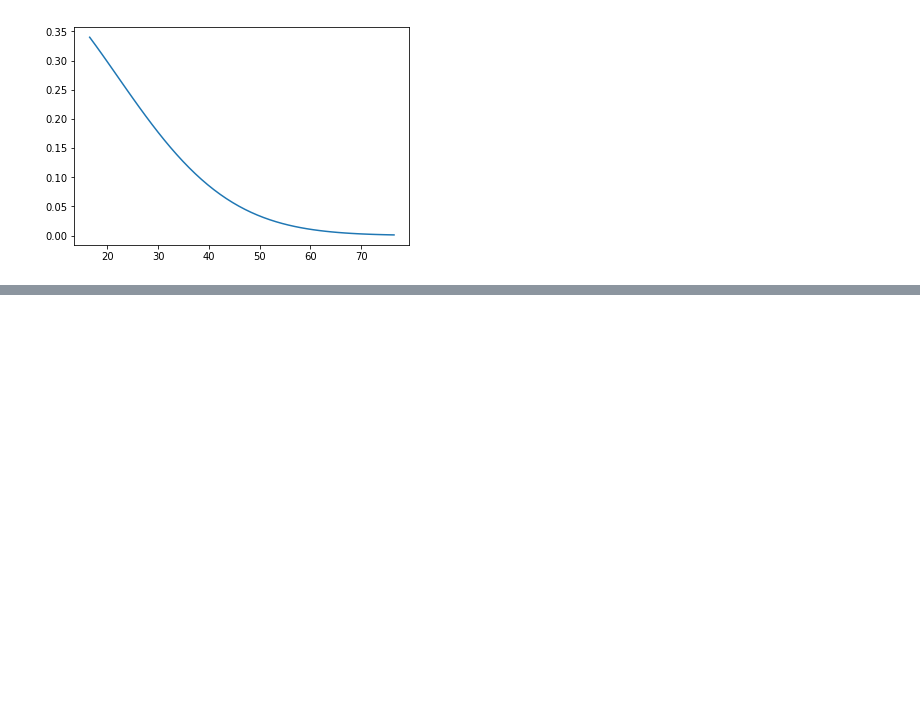
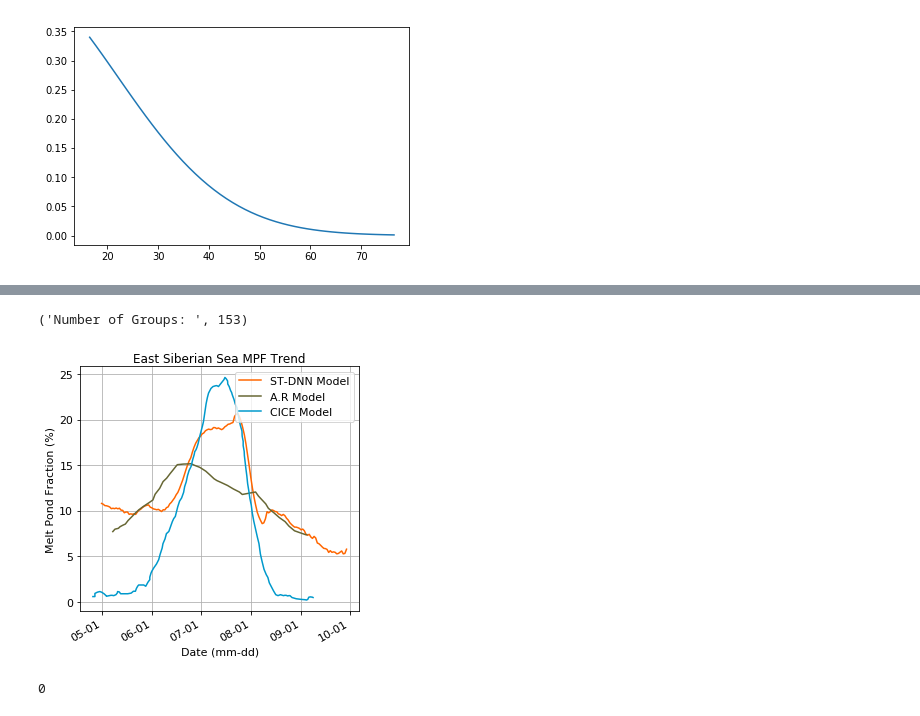
Before and after one commit to mira67/DL4RS, a Jupyter notebook: sandbox/test.ipynb, the cells around one changed output, grey strips where cells are left out. Cells and saved outputs as stored; diff of their text form; code cells hidden in the pictures; blank space fills up the shorter version.

```diff
--- a/sandbox/test.ipynb
+++ b/sandbox/test.ipynb
@@ -95,0 +132,72 @@ plt.show()
+# %%
+import matplotlib.dates as mdates
+import datetime
+from pylab import *
+
+
+#daily average plot across years, and compare with figure data in literatures
+plt.rcParams['figure.figsize'] = (5,5) # Make the figures a bit bigger
+plt.rcParams['axes.labelsize'] = 11
+plt.rcParams['font.family'] = 'Times New Roman'
+
+xl = pd.ExcelFile("figure_data.xlsx")
+xl.sheet_names
+df1 = xl.parse("MODIS MPF 2000-2011 mean")
+df2 = xl.parse("CICE 2001-2013 mean MPF")
+
+mgrouped = df.groupby(['month','day'],as_index=False)
+print("Number of Groups: ", len(mgrouped))
+mdfmean = mgrouped.aggregate(np.mean)
+#print dfmean.head(n=5)
+mngroup = mdfmean.groupby(['month','day'],as_index=False)
+#visualize trend by month for many years
+oldkey = 5
+years = mdates.YearLocator()   # every year
+months = mdates.MonthLocator()  # every month
+yearsFmt = mdates.DateFormatter('%m-%d')
+day = []
+mpf = []
+mpf_all = []
+day_all = []
+gn = 0
+fig, ax = plt.subplots()
+for key, grp in mngroup:#fix last key
+    gn = gn + 1#count number of groups
+    if (key[0] != oldkey) or (gn == len(mngroup)):#if year not change or last group
+        #mpf = smooth(np.asarray(mpf),3,'hanning')
+        #ax.plot(day, mpf, label=int(oldkey))
+        mpf_all.extend(mpf)
+        day_all.extend(day)
+        day = []
+        mpf = []
+        oldkey = key[0]
+    #cur_day = datetime.date(int(grp['year'].as_matrix()[0]),int(grp['month'].as_matrix()[0]),int(grp['day'].as_matrix()[0]))
+    cur_day = datetime.date(1900,int(grp['month'].as_matrix()[0]),int(grp['day'].as_matrix()[0]))
+    day.append(cur_day)
+    mpf.append(grp['mpf'].as_matrix()[0])
+
+mpf_all_f = savitzky_golay(mpf_all, 21, 3)
+ax.plot(day_all, mpf_all_f, label='ST-DNN Model',color='#ff6600')
+ax.plot(df1['Julian Day'],df1['MPF']*100, label='A.R Model',color='#666633')
+ax.plot(df2['Julian Day'],df2['MPF'], label = 'CICE Model',color='#0099cc')
+ax.xaxis.set_major_formatter(yearsFmt)
+# format the ticks
+#ax.xaxis.set_major_locator(years)
+ax.xaxis.set_major_formatter(yearsFmt)
+ax.xaxis.set_minor_locator(months)
+
+fs = 11
+
+plt.ylabel('Melt Pond Fraction (%)',fontsize=fs, color='black')
+plt.xlabel('Date (mm-dd)',fontsize=fs, color='black')
+plt.tick_params(axis='both', which='major', labelsize=fs)
+plt.title('East Siberian Sea MPF Trend')
+fig.autofmt_xdate()
+ax.grid(True)
+ax.legend(loc='upper right',prop={'size':fs})
+plt.show()
+os.system('espeak "done"')
+# %% [output]
+('Number of Groups: ', 153)
+[figure, added]
+0
```
Also changed, not shown: parts of 2 cells of this notebook, 23 other files.
